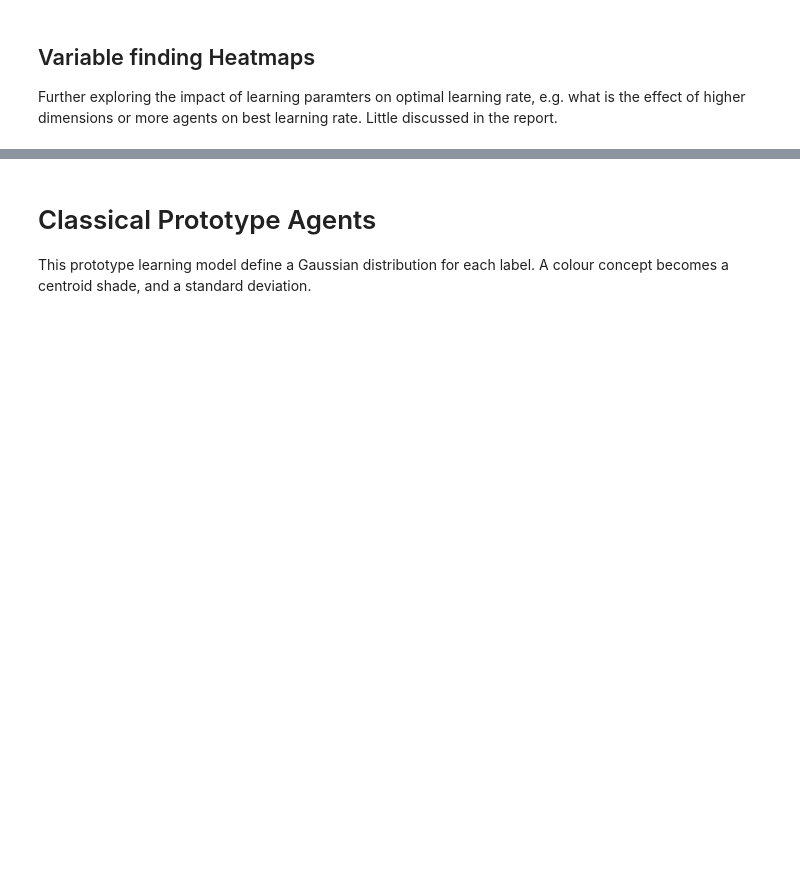
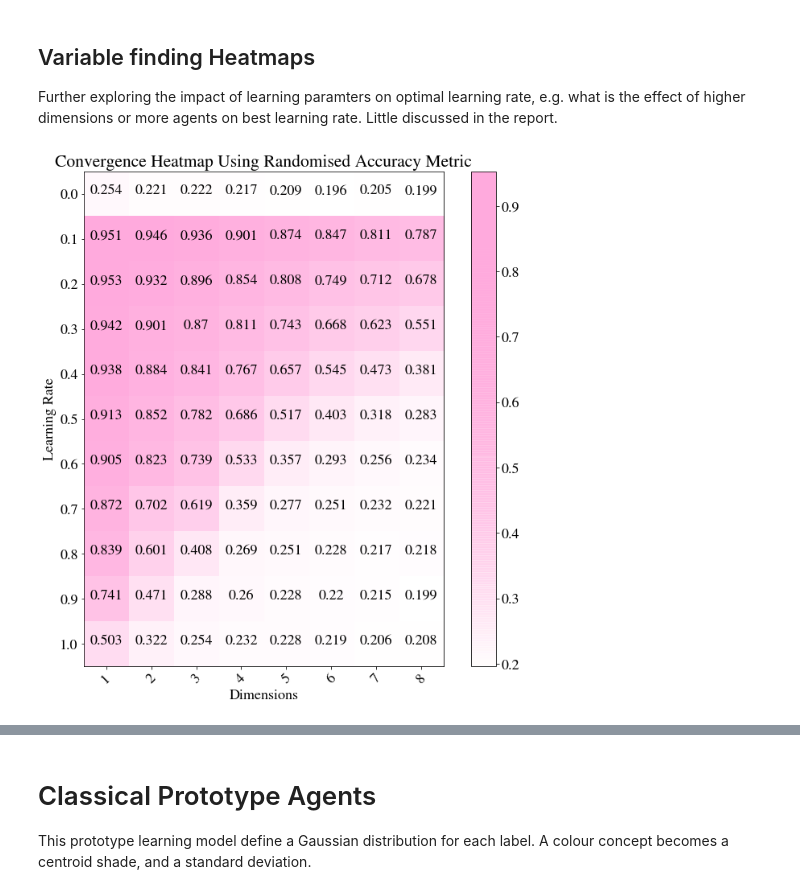
Before and after one commit to DanGorringe/distColConceptLearning_ematm5000, a Jupyter notebook: main.ipynb, the cells around one changed output, grey strips where cells are left out. Cells and saved outputs as stored; diff of their text form; code cells hidden in the pictures; blank space fills up the shorter version.

```diff
--- a/main.ipynb
+++ b/main.ipynb
@@ -497,12 +522,14 @@ def plot_confusion_matrix(cm, classes,
 # %%
 #%%timeit -n 1 -r 1
 # Dimensions x Learning rate
 lr = np.linspace(0,1,11)
 dimensions = list(range(1,9))
 plt.rcParams.update({'font.size': 18})
-results = np.array([[np.mean(np.array(WholeGame(pf=PF(d),nIterations=1024,aArgs={'a':x},metricAll=False,Metric=RandomAccuracyMetric))) for d in dimensions] for x in lr])
+results = np.array([[np.mean(np.array(WholeGame(pf=PF(d),nIterations=1024,aArgs={'a':x,'ratioValue':0},metricAll=False,Metric=RandomAccuracyMetric))) for d in dimensions] for x in lr])
 plot_confusion_matrix(results,[dimensions,lr],title='Convergence Heatmap Using Randomised Accuracy Metric',xLabel='Dimensions',yLabel='Learning Rate')
 plt.savefig('./Images/heatmap_dimXLearning_r_1024.png')
+# %% [output]
+[figure, added]
 # %%
 plot_confusion_matrix(results,[dimensions,lr],title='Convergence Heatmap Using Randomised Accuracy Metric',xLabel='Dimensions',yLabel='Learning Rate')
 plt.savefig('./Images/heatmap_dimXLearning_r_1024.png')
```
Also changed, not shown: parts of 33 cells of this notebook, 1 other file.
